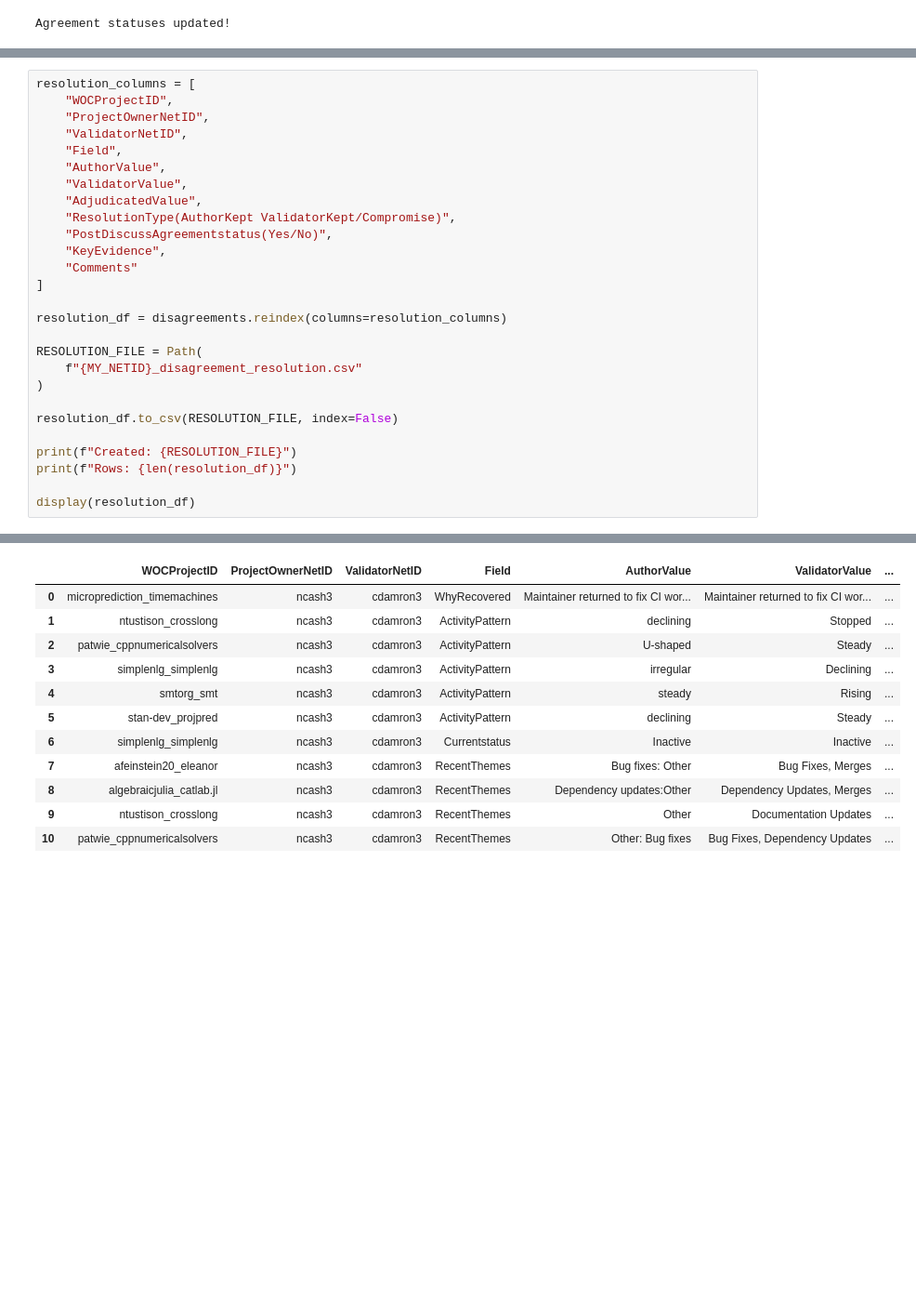
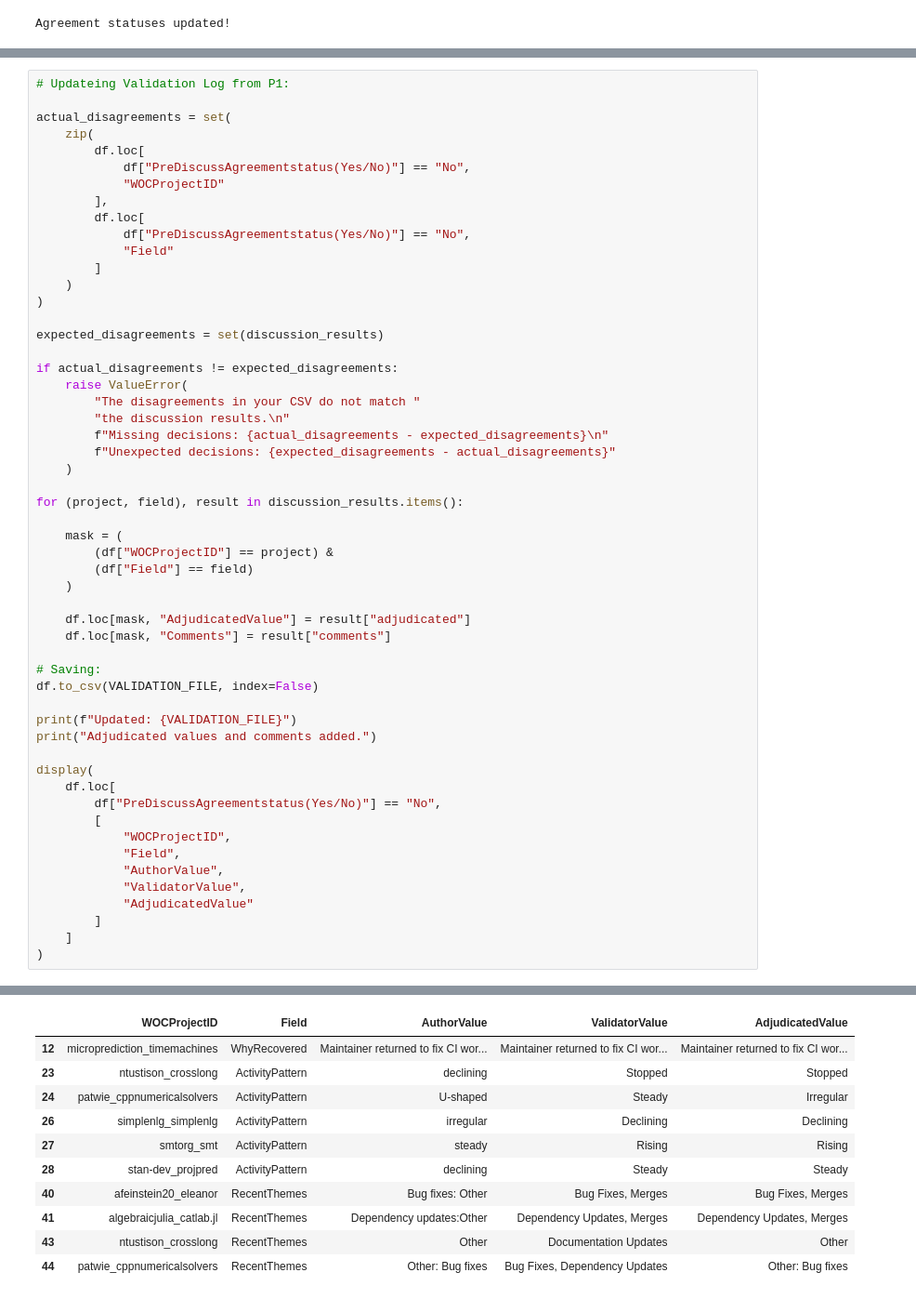
Before and after one commit to SoulScion/MiniProject2, a Jupyter notebook: cdamron3_validation_P2.ipynb, the cells around one changed output, grey strips where cells are left out. Shown at 93% size. Saved outputs shown, nothing was run; the diff lists cells and outputs as text; blank space fills up the shorter version.

Commit message:
MiniProject3 - Part 3 - Complete.

```diff
--- a/cdamron3_validation_P2.ipynb
+++ b/cdamron3_validation_P2.ipynb
@@ -86,28 +178,55 @@ Disagreements requiring discussion: 10
 # %%
-resolution_columns = [
-    "WOCProjectID",
-    "ProjectOwnerNetID",
-    "ValidatorNetID",
-    "Field",
-    "AuthorValue",
-    "ValidatorValue",
-    "AdjudicatedValue",
-    "ResolutionType(AuthorKept ValidatorKept/Compromise)",
-    "PostDiscussAgreementstatus(Yes/No)",
-    "KeyEvidence",
-    "Comments"
-]
+# Updateing Validation Log from P1:
 
-resolution_df = disagreements.reindex(columns=resolution_columns)
-
-RESOLUTION_FILE = Path(
-    f"{MY_NETID}_disagreement_resolution.csv"
+actual_disagreements = set(
+    zip(
+        df.loc[
+            df["PreDiscussAgreementstatus(Yes/No)"] == "No",
+            "WOCProjectID"
+        ],
+        df.loc[
+            df["PreDiscussAgreementstatus(Yes/No)"] == "No",
+            "Field"
+        ]
+    )
 )
 
-resolution_df.to_csv(RESOLUTION_FILE, index=False)
+expected_disagreements = set(discussion_results)
 
-print(f"Created: {RESOLUTION_FILE}")
-print(f"Rows: {len(resolution_df)}")
+if actual_disagreements != expected_disagreements:
+    raise ValueError(
+        "The disagreements in your CSV do not match "
+        "the discussion results.\n"
+        f"Missing decisions: {actual_disagreements - expected_disagreements}\n"
+        f"Unexpected decisions: {expected_disagreements - actual_disagreements}"
+    )
 
-display(resolution_df)
+for (project, field), result in discussion_results.items():
+
+    mask = (
+        (df["WOCProjectID"] == project) &
+        (df["Field"] == field)
+    )
+
+    df.loc[mask, "AdjudicatedValue"] = result["adjudicated"]
+    df.loc[mask, "Comments"] = result["comments"]
+
+# Saving:
+df.to_csv(VALIDATION_FILE, index=False)
+
+print(f"Updated: {VALIDATION_FILE}")
+print("Adjudicated values and comments added.")
+
+display(
+    df.loc[
+        df["PreDiscussAgreementstatus(Yes/No)"] == "No",
+        [
+            "WOCProjectID",
+            "Field",
+            "AuthorValue",
+            "ValidatorValue",
+            "AdjudicatedValue"
+        ]
+    ]
+)
 # %% [output]
@@ -116,13 +235,12 @@ Rows: 11
-|  | WOCProjectID | ProjectOwnerNetID | ValidatorNetID | Field | AuthorValue | ValidatorValue | ... |
-| 0 | microprediction_timemachines | ncash3 | cdamron3 | WhyRecovered | Maintainer returned to fix CI wor... | Maintainer returned to fix CI wor... | ... |
-| 1 | ntustison_crosslong | ncash3 | cdamron3 | ActivityPattern | declining | Stopped | ... |
-| 2 | patwie_cppnumericalsolvers | ncash3 | cdamron3 | ActivityPattern | U-shaped | Steady | ... |
-| 3 | simplenlg_simplenlg | ncash3 | cdamron3 | ActivityPattern | irregular | Declining | ... |
-| 4 | smtorg_smt | ncash3 | cdamron3 | ActivityPattern | steady | Rising | ... |
-| 5 | stan-dev_projpred | ncash3 | cdamron3 | ActivityPattern | declining | Steady | ... |
-| 6 | simplenlg_simplenlg | ncash3 | cdamron3 | Currentstatus | Inactive | Inactive | ... |
-| 7 | afeinstein20_eleanor | ncash3 | cdamron3 | RecentThemes | Bug fixes: Other | Bug Fixes, Merges | ... |
-| 8 | algebraicjulia_catlab.jl | ncash3 | cdamron3 | RecentThemes | Dependency updates:Other | Dependency Updates, Merges | ... |
-| 9 | ntustison_crosslong | ncash3 | cdamron3 | RecentThemes | Other | Documentation Updates | ... |
-| 10 | patwie_cppnumericalsolvers | ncash3 | cdamron3 | RecentThemes | Other: Bug fixes | Bug Fixes, Dependency Updates | ... |
+|  | WOCProjectID | Field | AuthorValue | ValidatorValue | AdjudicatedValue |
+| 12 | microprediction_timemachines | WhyRecovered | Maintainer returned to fix CI wor... | Maintainer returned to fix CI wor... | Maintainer returned to fix CI wor... |
+| 23 | ntustison_crosslong | ActivityPattern | declining | Stopped | Stopped |
+| 24 | patwie_cppnumericalsolvers | ActivityPattern | U-shaped | Steady | Irregular |
+| 26 | simplenlg_simplenlg | ActivityPattern | irregular | Declining | Declining |
+| 27 | smtorg_smt | ActivityPattern | steady | Rising | Rising |
+| 28 | stan-dev_projpred | ActivityPattern | declining | Steady | Steady |
+| 40 | afeinstein20_eleanor | RecentThemes | Bug fixes: Other | Bug Fixes, Merges | Bug Fixes, Merges |
+| 41 | algebraicjulia_catlab.jl | RecentThemes | Dependency updates:Other | Dependency Updates, Merges | Dependency Updates, Merges |
+| 43 | ntustison_crosslong | RecentThemes | Other | Documentation Updates | Other |
+| 44 | patwie_cppnumericalsolvers | RecentThemes | Other: Bug fixes | Bug Fixes, Dependency Updates | Other: Bug fixes |
 # %%
```
Also changed, not shown: parts of 8 cells of this notebook, 3 other files.
